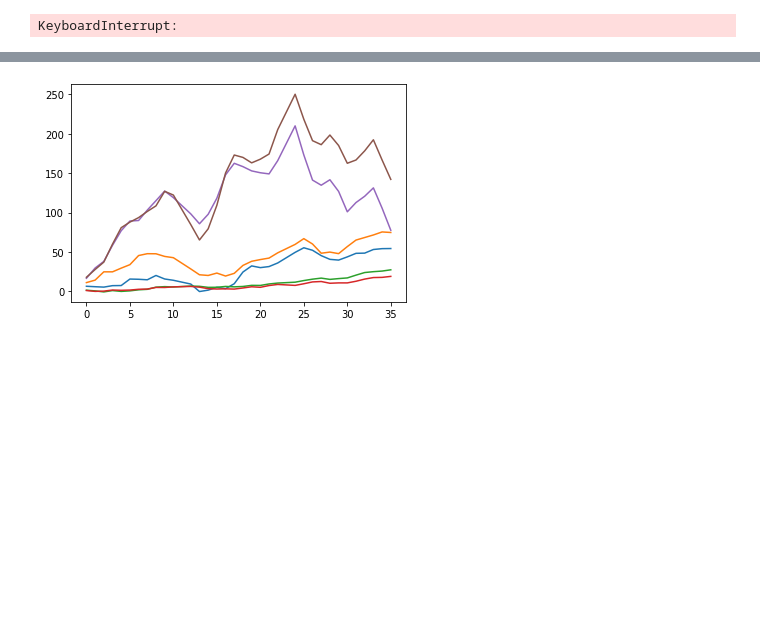
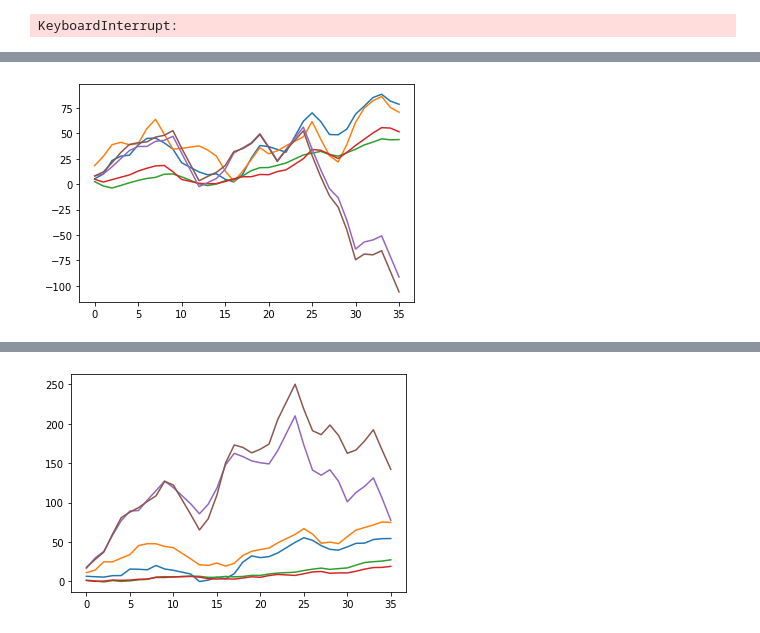
Before and after one commit to Supernowae/capstone, a Jupyter notebook: development/development_model_built_new.ipynb, the cells around one changed output, grey strips where cells are left out. Drawn from its saved outputs; the diff is of its cells as text; code cells hidden in the pictures; blank space fills up the shorter version.

Commit message:
model and eda
play around with model parameters

made plots for presentation

```diff
--- a/development/development_model_built_new.ipynb
+++ b/development/development_model_built_new.ipynb
@@ -232,25 +232,25 @@ def get_trained_model(days_diff,to_drop_players, to_drop_tournaments,start_date)
 
     ## XGB parameters
     #learning_rate=[0.295]
-    learning_rate=[0.5]
+    learning_rate=[0.18]
     #max_depth=[19]
     #max_depth=[10]
-    max_depth=[100]
-    min_child_weight=[1]
+    max_depth=[22]
+    min_child_weight=[5]
     gamma=[0.8]
     csbt=[0.5]
     lambd=[0]
     alpha=[2]
     #alpha=[1]
     num_rounds=[300]
-    early_stop=[5]
+    early_stop=[7]
     params=np.array(np.meshgrid(learning_rate,max_depth,min_child_weight,gamma,csbt,lambd,alpha,num_rounds,early_stop)).T.reshape(-1,9).astype(np.float)
     #xgb_params=params[0]
     p=params[0]
 
 
     def evalerror_inner(preds_in, dtrain):
-        thr = 0.65
+        thr = 0.62
         #labels = dtrain.get_label()
         global eval_odds
         global train_indices
@@ -401,15 +401,15 @@ for i in range(2014,2017,1):
         start_date=datetime(i,j,1) #first day of testing set
         print(start_date)
 
-        to_drop_players, to_drop_tournaments= get_cals_to_drop(start_date,200,200)
+        to_drop_players, to_drop_tournaments= get_cals_to_drop(start_date,50,5)
 
 
-        threshold_test = 0.65
-        threshold_test_conf = 0.65
-        req_votes = 7/9
-        threshold_test_log_odd = 1.4
+        threshold_test = 0.62
+        threshold_test_conf = 0.62
+        req_votes = 9/9
+        threshold_test_log_odd = 1.35
 
-        threshold_train = 0.65 # !!! Not passed to function, just for saving info!
+        threshold_train = 0.62 # !!! Not passed to function, just for saving info!
 
 
 
@@ -461,11 +461,12 @@ for i in range(2014,2017,1):
         print(f1)
         print(f2)
 #post_fix = "_test6" nicht nochmal
-post_fix = "_test9"
+comments = 'nb_players = 30, nb_turnaments = 7'
+post_fix = "_test12_drop_"
 
 para_str = "train_test_results" + post_fix + "_info"
 res_str = "train_test_results" + post_fix
-parameters = [threshold_test, threshold_test_conf, req_votes,threshold_test_log_odd, threshold_train, p]
+parameters = [threshold_test, threshold_test_conf, req_votes,threshold_test_log_odd, threshold_train, p, comments]
 dump(parameters,para_str)
 dump(res,res_str)
 # %% [output]
@@ -490,2 +502,9 @@ Max reachable train loss: -
 # %%
 import matplotlib.pyplot as plt
+# %%
+for r in range(6):
+    plt.plot(f2[:,r])
+#plt.set_title('test3')
+plt.title='test12'
+# %% [output]
+[figure, added]
```
Also changed, not shown: parts of 4 cells of this notebook, 10 other files.
